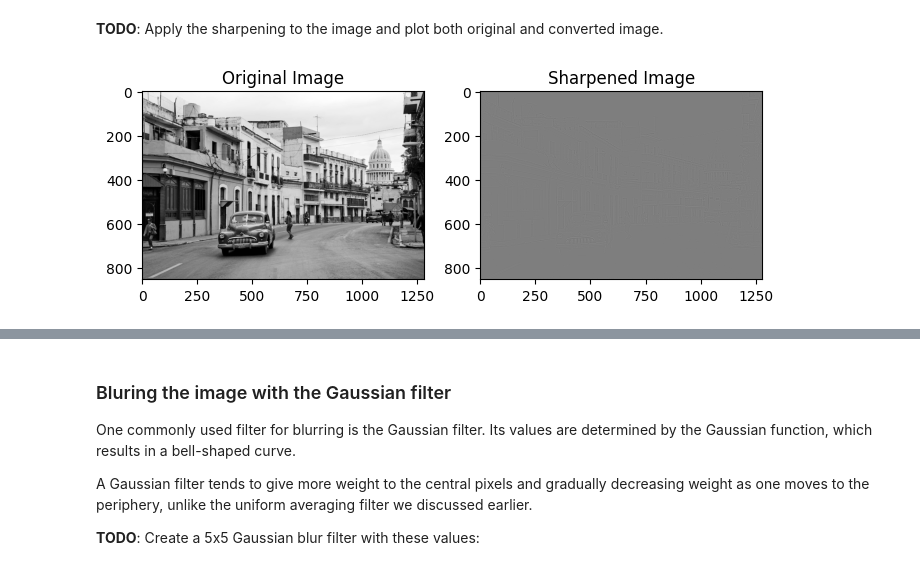
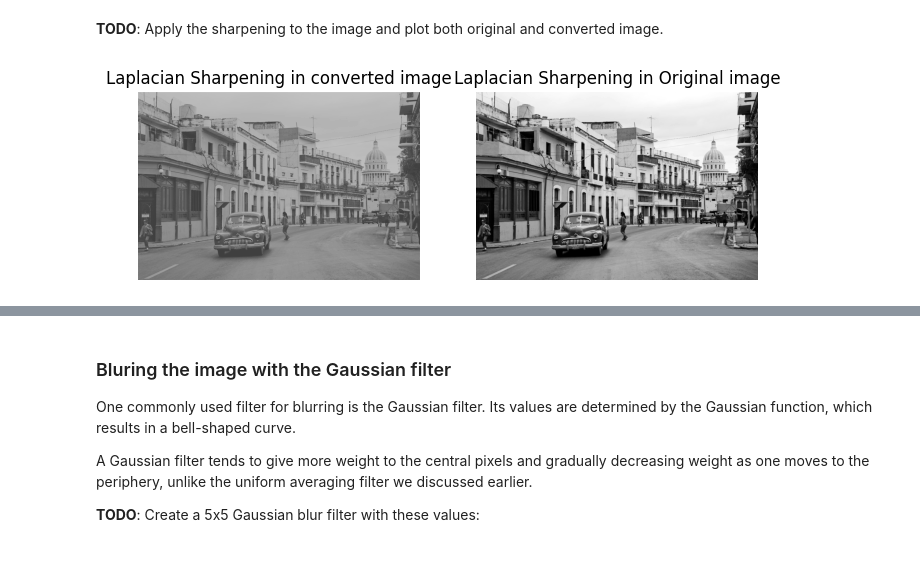
Before and after one commit to HARINI-RadheyKrishna/Machine_Learning, a Jupyter notebook: EE599_ML_Systems_HW2.ipynb, the cells around one changed output, grey strips where cells are left out. Saved outputs shown, nothing was run; the diff lists cells and outputs as text; code cells hidden in the pictures.

```diff
--- a/EE599_ML_Systems_HW2.ipynb
+++ b/EE599_ML_Systems_HW2.ipynb
@@ -445,49 +445,53 @@ plt.show()
 **TODO**:
 Apply the sharpening to the image and plot both original and converted image.
 # %%
-filter_laplacian = torch.tensor([[0, -1, 0], [-1, 4, -1], [0, -1, 0]], dtype=torch.float32)
+filter_laplacian = torch.tensor ([[0,-1, 0], [-1, 4, -1], [0, -1, 0]], dtype = torch.float32)
 
-# Convert the image to a tensor
 image_tensor = torch.tensor(image_np, dtype=torch.float32)
-min_value = np.min(image_np)
-max_value = np.max(image_np)
+filter_laplacian_tensor = torch.tensor(filter_laplacian)
 
-# Add batch and channel dimensions (assuming a single-channel image)
+# Add batch and channel dimensions
 image_tensor = image_tensor.unsqueeze(0).unsqueeze(0)
+filter_laplacian_tensor = filter_laplacian_tensor.unsqueeze(0).unsqueeze(0)
 
-# Apply convolution with padding to sharpen the image
-sharpened_image = F.conv2d(image_tensor, filter_laplacian.unsqueeze(0).unsqueeze(0), padding=1)
+# Apply convolution with padding
+# Converted image
+Laplacian_result = F.conv2d(image_tensor, filter_laplacian_tensor, padding=1)
 
-# Remove the batch and channel dimensions to get the sharpened image as a numpy array
-sharpened_image_np = sharpened_image.squeeze().numpy()
+# Reshape the result to the correct dimensions
+reshaped_Laplacian = np.reshape(Laplacian_result.numpy(), (Laplacian_result.shape[2], Laplacian_result.shape[3]))
+#reshaping
+filter_reshape = np.reshape(image_tensor, (853, 1280))
 
+#reshaped_filter = np.reshape(filter_hedge_tensor.numpy(), (filter_hedge_tensor.shape[2], filter_hedge_tensor.shape[3]))
 # Define a function to scale an image to a specific range
 def scale_image(image, min_value, max_value):
     image_min = np.min(image)
     image_max = np.max(image)
-    scaled_image = min_value + ((image - image_min) / (image_max - image_min)) * (max_value - min_value)
+    scaled_image = min_value + ((image - image_min) / (image_max - image_min)) * 255
     return scaled_image
 
 # Scale the filtered image into the range of the output image
-scaled_sharpened_image = scale_image(sharpened_image_np, min_value, max_value)
+scaled_sharpened_image = scale_image(reshaped_Laplacian, 0, 255)
 
 # Add the filtered image to the original image
 result_image = image_np + scaled_sharpened_image
 
 # Scale the sum to the range of the original image again
-scaled_result_image = scale_image(result_image, min_value, max_value)
+scaled_result_image = scale_image(result_image, 0, 255)
 
 
-# Plot the original and sharpened images
-plt.figure(figsize=(8, 8))
+plt.figure(figsize=(8,8))
 plt.subplot(1, 2, 1)
-plt.imshow(image_np, cmap='gray')
-plt.title('Original Image')
+plt.imshow(scaled_result_image, cmap='gray')
+plt.title('Laplacian Sharpening in converted image')
+plt.axis('off')
 
+#plt.figure(figsize=(8, 8))
 plt.subplot(1, 2, 2)
-plt.imshow(sharpened_image_np, cmap='gray')
-plt.title('Sharpened Image')
-
+plt.imshow(filter_reshape, cmap='gray')
+plt.title('Laplacian Sharpening in Original image')
+plt.axis('off')
 plt.show()
 # %% [output]
-[figure, old version]
+[figure, new version]
```
Also changed, not shown: parts of 5 cells of this notebook.
